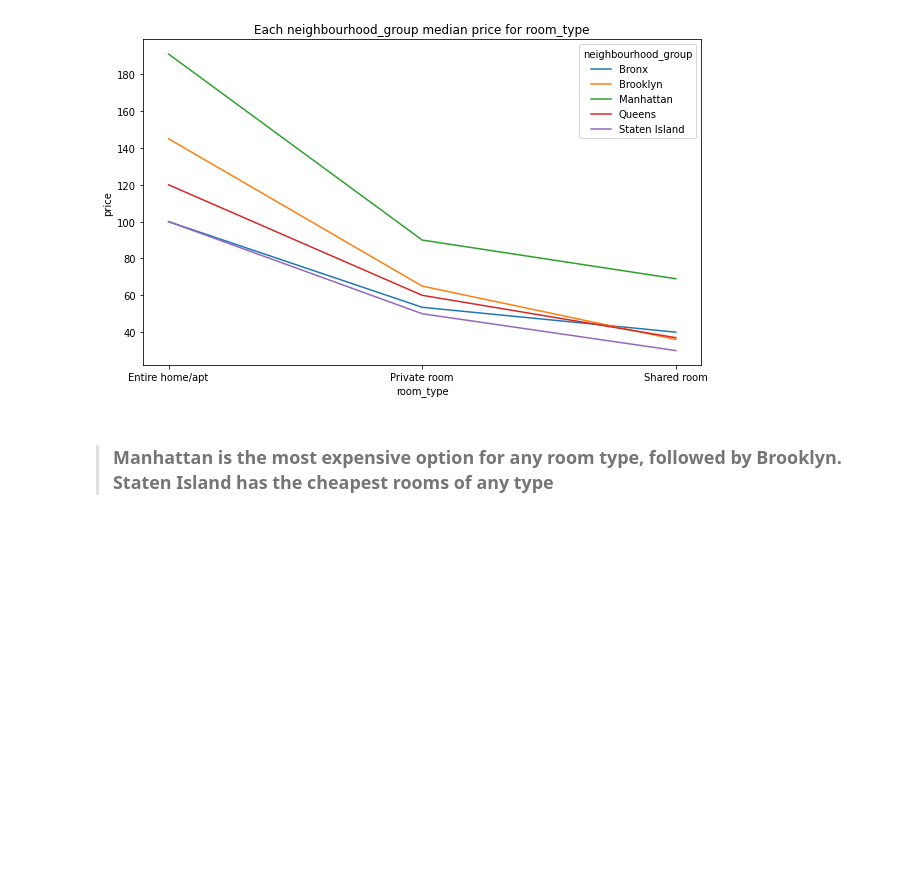
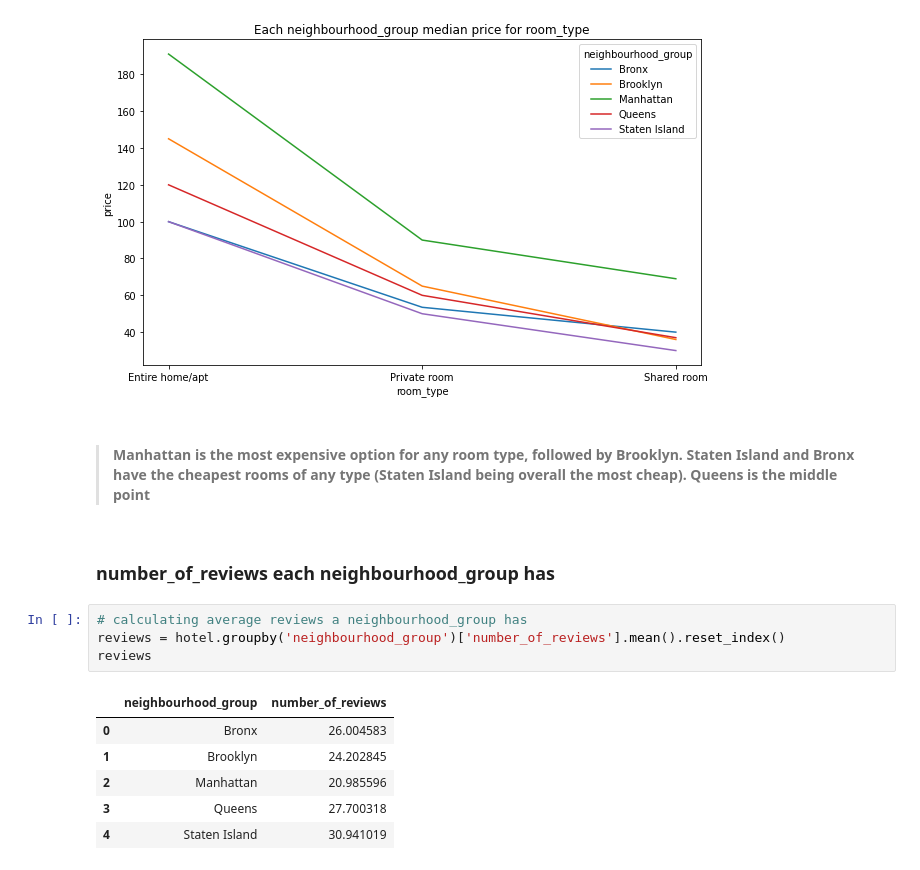
Before and after one commit to ghanalk1/Airbnb-Hotel-Booking-EDA, a Jupyter notebook: Airbnb_Hotel_Analysis.ipynb, the cells around one changed output. Drawn from its saved outputs; the diff is of its cells as text; blank space fills up the shorter version.

```diff
--- a/Airbnb_Hotel_Analysis.ipynb
+++ b/Airbnb_Hotel_Analysis.ipynb
@@ -238,4 +229,17 @@ Text(0.5, 1.0, 'Each neighbourhood_group median price for room_type')
 # %% [markdown]
 
 
-> ### Manhattan is the most expensive option for any room type, followed by Brooklyn. Staten Island has the cheapest rooms of any type
+> #### Manhattan is the most expensive option for any room type, followed by Brooklyn. Staten Island and Bronx have the cheapest rooms of any type (Staten Island being overall the most cheap). Queens is the middle point
+# %% [markdown]
+### **number_of_reviews each neighbourhood_group has**
+# %%
+# calculating average reviews a neighbourhood_group has
+reviews = hotel.groupby('neighbourhood_group')['number_of_reviews'].mean().reset_index()
+reviews
+# %% [output]
+|  | neighbourhood_group | number_of_reviews |
+| 0 | Bronx | 26.004583 |
+| 1 | Brooklyn | 24.202845 |
+| 2 | Manhattan | 20.985596 |
+| 3 | Queens | 27.700318 |
+| 4 | Staten Island | 30.941019 |
```
Also changed, not shown: parts of 11 cells of this notebook.
